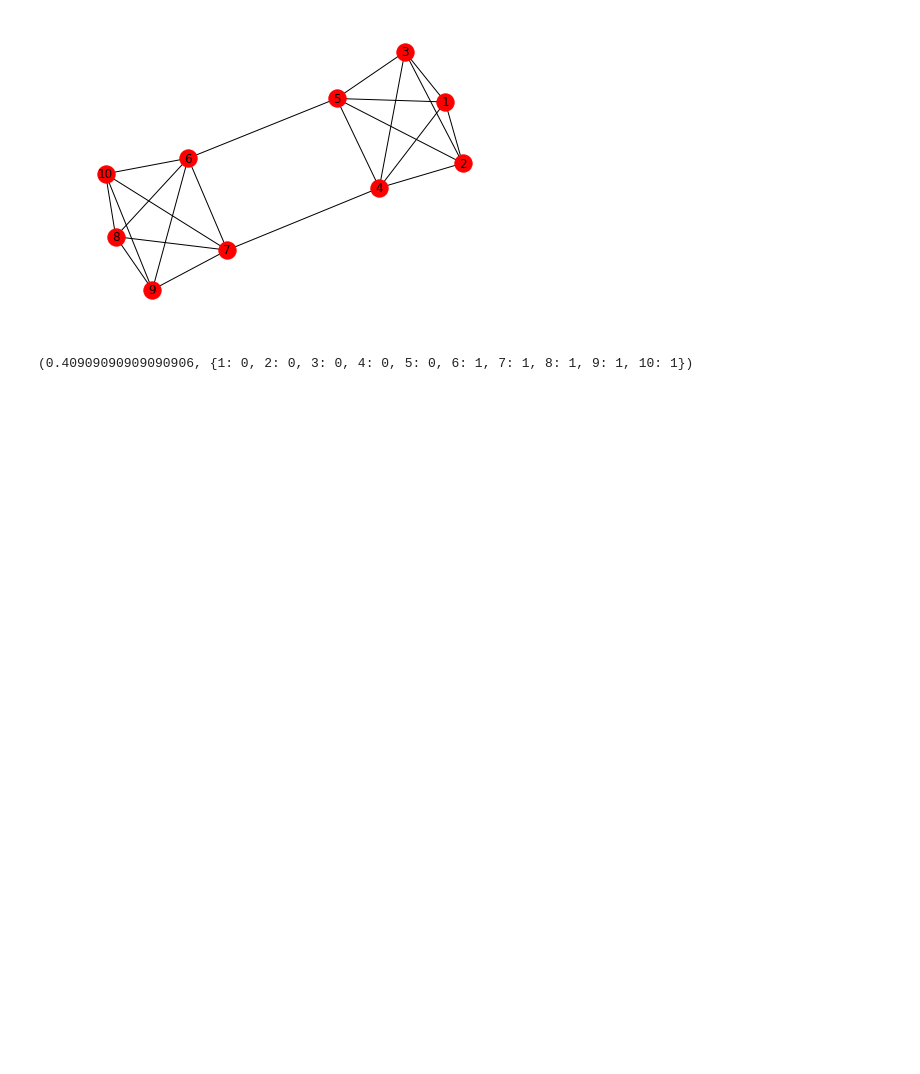
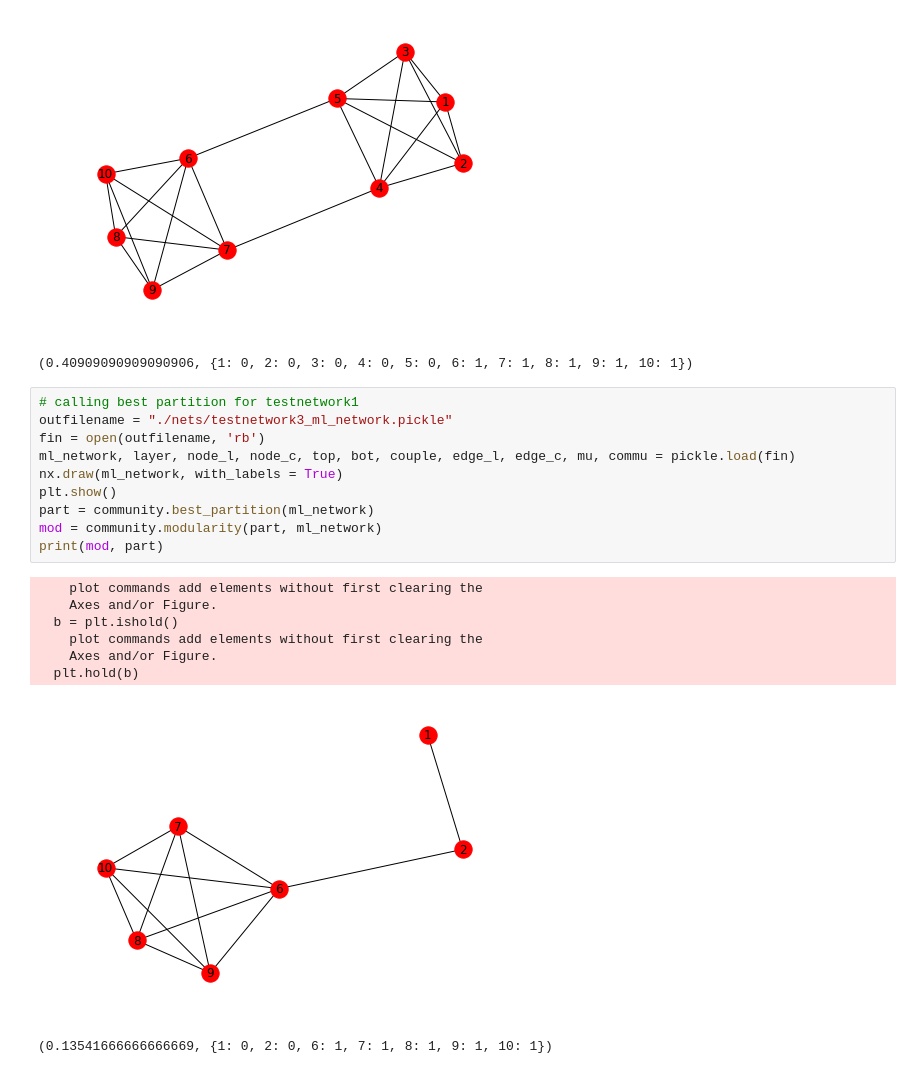
Before and after one commit to prishni/debug-louvain, a Jupyter notebook: junk_code.ipynb, the cells around one changed output. Saved outputs shown, nothing was run; the diff lists cells and outputs as text; blank space fills up the shorter version.

```diff
--- a/junk_code.ipynb
+++ b/junk_code.ipynb
@@ -81,3 +81,22 @@ print(mod, part)
 # %% [output]
 [figure]
 (0.40909090909090906, {1: 0, 2: 0, 3: 0, 4: 0, 5: 0, 6: 1, 7: 1, 8: 1, 9: 1, 10: 1})
+# %%
+# calling best partition for testnetwork1
+outfilename = "./nets/testnetwork3_ml_network.pickle"
+fin = open(outfilename, 'rb')
+ml_network, layer, node_l, node_c, top, bot, couple, edge_l, edge_c, mu, commu = pickle.load(fin)
+nx.draw(ml_network, with_labels = True)
+plt.show()
+part = community.best_partition(ml_network)
+mod = community.modularity(part, ml_network)
+print(mod, part)
+# %% [output]
+    plot commands add elements without first clearing the
+    Axes and/or Figure.
+  b = plt.ishold()
+    plot commands add elements without first clearing the
+    Axes and/or Figure.
+  plt.hold(b)
+[figure, added]
+(0.13541666666666669, {1: 0, 2: 0, 6: 1, 7: 1, 8: 1, 9: 1, 10: 1})
```
Also changed, not shown: 15 other files.
